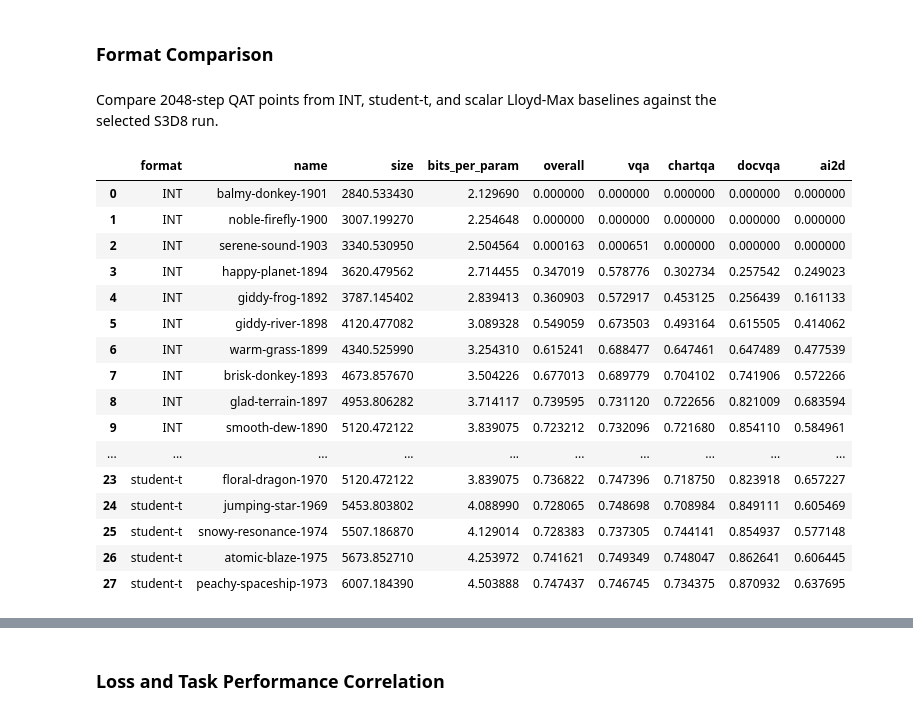
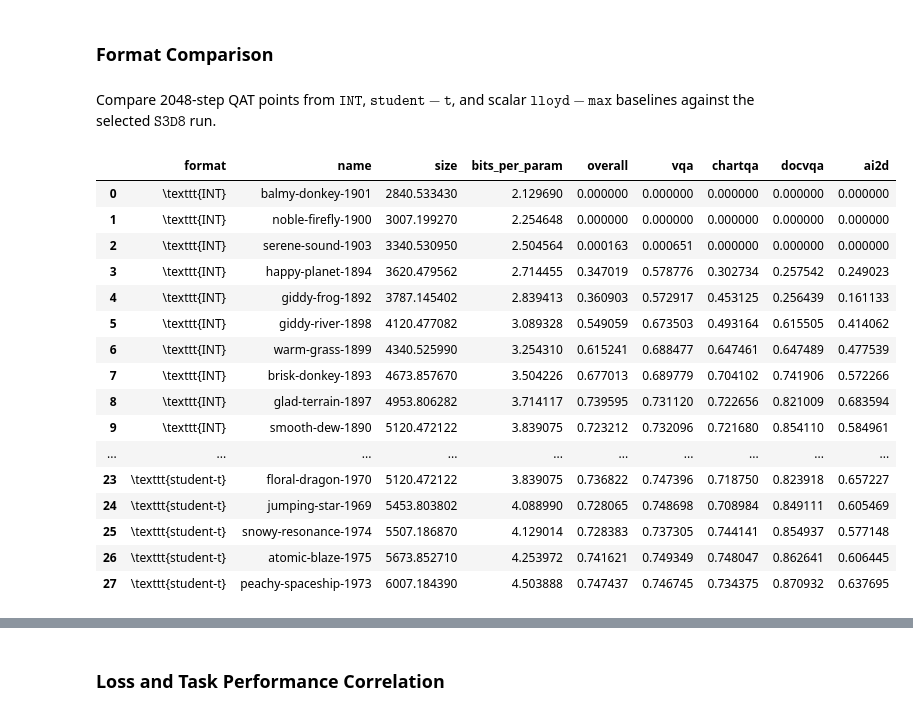
Before and after one commit to graphcore-research/llama-mobile-vlm, a Jupyter notebook: 20260415-PaperFigures.ipynb, the cells around one changed output, grey strips where cells are left out. Saved outputs shown, nothing was run; the diff lists cells and outputs as text; code cells hidden in the pictures.

```diff
--- a/20260415-PaperFigures.ipynb
+++ b/20260415-PaperFigures.ipynb
@@ -45,11 +45,23 @@ LINE_WIDTH = 1.1
 GRID_STYLE = {"axis": "y", "linestyle": ":", "linewidth": 0.6, "alpha": 0.45}
 
 LABELS = {
-    "int": r"$\mathtt{INT}$ + block scaling",
-    "int_qat": "    QAT",
-    "int_direct": "    direct cast",
+    "int": r"$\mathtt{INT}$",
+    "int_qat": r"$\mathtt{INT}$ + QAT",
+    "int_direct": r"$\mathtt{INT}$ + direct cast",
     "bf16": r"$\mathtt{bfloat16}$ baseline",
     "s3d8": r"$\mathtt{S3D8}$",
+}
+FORMAT_PLOT_LABELS = {
+    "INT": r"$\mathtt{INT}$",
+    "student-t": r"$\mathtt{student{-}t}$",
+    "lloyd-max": r"$\mathtt{lloyd{-}max}$",
+    "S3D8": r"$\mathtt{S3D8}$",
+}
+FORMAT_LATEX_LABELS = {
+    "INT": r"\texttt{INT}",
+    "student-t": r"\texttt{student-t}",
+    "lloyd-max": r"\texttt{lloyd-max}",
+    "S3D8": r"\texttt{S3D8}",
 }
 
 sns.set_theme(style="ticks", context="paper")
@@ -827,41 +837,42 @@ plt.show()
 # %% [markdown]
 ### Format Comparison
 # %% [markdown]
-Compare 2048-step QAT points from INT, student-t, and scalar Lloyd-Max baselines against the selected S3D8 run.
+Compare 2048-step QAT points from $\mathtt{INT}$, $\mathtt{student{-}t}$, and scalar $\mathtt{lloyd{-}max}$ baselines against the selected $\mathtt{S3D8}$ run.
 # %%
 format_runs = {
     "INT": "int-baseline-22-04-26",
     "student-t": "student-t-baseline-22-04-26",
     "lloyd-max": "lloyd-max-baseline-22-04-26",
 }
 format_styles = {
-    "INT": {"color": COLORS["int_qat"], "marker": "o"},
-    "student-t": {"color": COLORS["student_t"], "marker": "D"},
-    "lloyd-max": {"color": COLORS["lloyd_max"], "marker": "^"},
+    "INT": {"color": COLORS["int_qat"], "marker": "o", "label": FORMAT_PLOT_LABELS["INT"]},
+    "student-t": {"color": COLORS["student_t"], "marker": "D", "label": FORMAT_PLOT_LABELS["student-t"]},
+    "lloyd-max": {"color": COLORS["lloyd_max"], "marker": "^", "label": FORMAT_PLOT_LABELS["lloyd-max"]},
 }
 
 format_df = labeled_runs_dataframe(api, format_runs, "format", n_steps=2048)
 format_df = format_df.sort_values(["format", "size", "overall"])
 
-display(format_df[["format", "name", "size", "bits_per_param", "overall", *DOWNSTREAM_TASKS]])
+format_display_df = format_df.assign(format=format_df["format"].replace(FORMAT_LATEX_LABELS))
+display(format_display_df[["format", "name", "size", "bits_per_param", "overall", *DOWNSTREAM_TASKS]])
 # %% [output]
 |  | format | name | size | bits_per_param | overall | vqa | chartqa | docvqa | ai2d |
-| 0 | INT | balmy-donkey-1901 | 2840.533430 | 2.129690 | 0.000000 | 0.000000 | 0.000000 | 0.000000 | 0.000000 |
-| 1 | INT | noble-firefly-1900 | 3007.199270 | 2.254648 | 0.000000 | 0.000000 | 0.000000 | 0.000000 | 0.000000 |
-| 2 | INT | serene-sound-1903 | 3340.530950 | 2.504564 | 0.000163 | 0.000651 | 0.000000 | 0.000000 | 0.000000 |
-| 3 | INT | happy-planet-1894 | 3620.479562 | 2.714455 | 0.347019 | 0.578776 | 0.302734 | 0.257542 | 0.249023 |
-| 4 | INT | giddy-frog-1892 | 3787.145402 | 2.839413 | 0.360903 | 0.572917 | 0.453125 | 0.256439 | 0.161133 |
-| 5 | INT | giddy-river-1898 | 4120.477082 | 3.089328 | 0.549059 | 0.673503 | 0.493164 | 0.615505 | 0.414062 |
-| 6 | INT | warm-grass-1899 | 4340.525990 | 3.254310 | 0.615241 | 0.688477 | 0.647461 | 0.647489 | 0.477539 |
-| 7 | INT | brisk-donkey-1893 | 4673.857670 | 3.504226 | 0.677013 | 0.689779 | 0.704102 | 0.741906 | 0.572266 |
-| 8 | INT | glad-terrain-1897 | 4953.806282 | 3.714117 | 0.739595 | 0.731120 | 0.722656 | 0.821009 | 0.683594 |
-| 9 | INT | smooth-dew-1890 | 5120.472122 | 3.839075 | 0.723212 | 0.732096 | 0.721680 | 0.854110 | 0.584961 |
+| 0 | \texttt{INT} | balmy-donkey-1901 | 2840.533430 | 2.129690 | 0.000000 | 0.000000 | 0.000000 | 0.000000 | 0.000000 |
+| 1 | \texttt{INT} | noble-firefly-1900 | 3007.199270 | 2.254648 | 0.000000 | 0.000000 | 0.000000 | 0.000000 | 0.000000 |
+| 2 | \texttt{INT} | serene-sound-1903 | 3340.530950 | 2.504564 | 0.000163 | 0.000651 | 0.000000 | 0.000000 | 0.000000 |
+| 3 | \texttt{INT} | happy-planet-1894 | 3620.479562 | 2.714455 | 0.347019 | 0.578776 | 0.302734 | 0.257542 | 0.249023 |
+| 4 | \texttt{INT} | giddy-frog-1892 | 3787.145402 | 2.839413 | 0.360903 | 0.572917 | 0.453125 | 0.256439 | 0.161133 |
+| 5 | \texttt{INT} | giddy-river-1898 | 4120.477082 | 3.089328 | 0.549059 | 0.673503 | 0.493164 | 0.615505 | 0.414062 |
+| 6 | \texttt{INT} | warm-grass-1899 | 4340.525990 | 3.254310 | 0.615241 | 0.688477 | 0.647461 | 0.647489 | 0.477539 |
+| 7 | \texttt{INT} | brisk-donkey-1893 | 4673.857670 | 3.504226 | 0.677013 | 0.689779 | 0.704102 | 0.741906 | 0.572266 |
+| 8 | \texttt{INT} | glad-terrain-1897 | 4953.806282 | 3.714117 | 0.739595 | 0.731120 | 0.722656 | 0.821009 | 0.683594 |
+| 9 | \texttt{INT} | smooth-dew-1890 | 5120.472122 | 3.839075 | 0.723212 | 0.732096 | 0.721680 | 0.854110 | 0.584961 |
 | ... | ... | ... | ... | ... | ... | ... | ... | ... | ... |
-| 23 | student-t | floral-dragon-1970 | 5120.472122 | 3.839075 | 0.736822 | 0.747396 | 0.718750 | 0.823918 | 0.657227 |
-| 24 | student-t | jumping-star-1969 | 5453.803802 | 4.088990 | 0.728065 | 0.748698 | 0.708984 | 0.849111 | 0.605469 |
-| 25 | student-t | snowy-resonance-1974 | 5507.186870 | 4.129014 | 0.728383 | 0.737305 | 0.744141 | 0.854937 | 0.577148 |
-| 26 | student-t | atomic-blaze-1975 | 5673.852710 | 4.253972 | 0.741621 | 0.749349 | 0.748047 | 0.862641 | 0.606445 |
-| 27 | student-t | peachy-spaceship-1973 | 6007.184390 | 4.503888 | 0.747437 | 0.746745 | 0.734375 | 0.870932 | 0.637695 |
+| 23 | \texttt{student-t} | floral-dragon-1970 | 5120.472122 | 3.839075 | 0.736822 | 0.747396 | 0.718750 | 0.823918 | 0.657227 |
+| 24 | \texttt{student-t} | jumping-star-1969 | 5453.803802 | 4.088990 | 0.728065 | 0.748698 | 0.708984 | 0.849111 | 0.605469 |
+| 25 | \texttt{student-t} | snowy-resonance-1974 | 5507.186870 | 4.129014 | 0.728383 | 0.737305 | 0.744141 | 0.854937 | 0.577148 |
+| 26 | \texttt{student-t} | atomic-blaze-1975 | 5673.852710 | 4.253972 | 0.741621 | 0.749349 | 0.748047 | 0.862641 | 0.606445 |
+| 27 | \texttt{student-t} | peachy-spaceship-1973 | 6007.184390 | 4.503888 | 0.747437 | 0.746745 | 0.734375 | 0.870932 | 0.637695 |
 # %%
 figsize = (5.2, 3.6)
 fig, ax = plt.subplots(figsize=figsize, constrained_layout=True)
```
Also changed, not shown: parts of 13 cells of this notebook.
